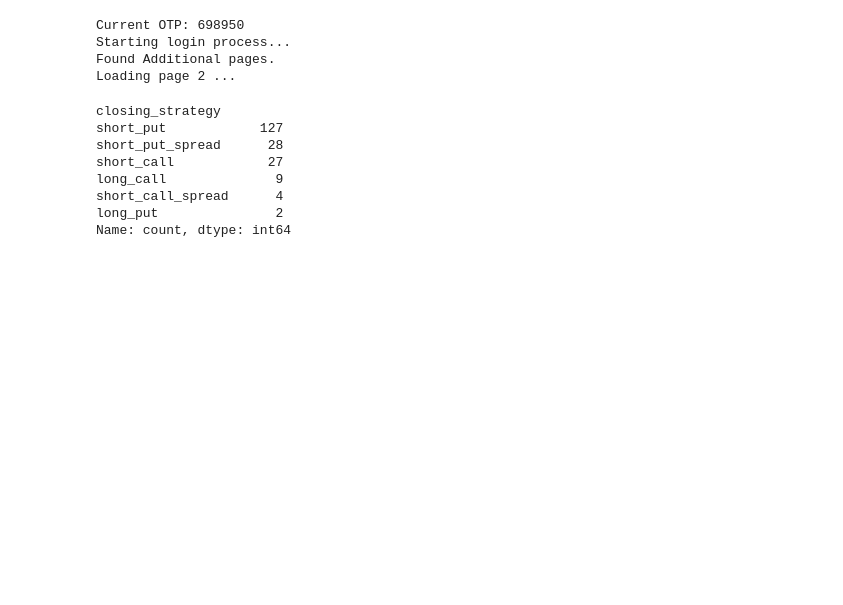
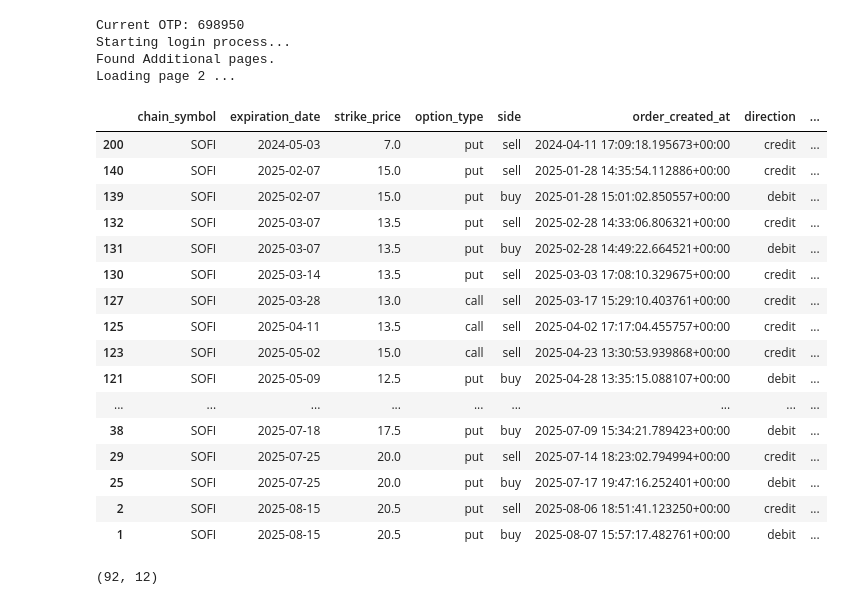
Before and after one commit to mihirargulkar/robinhood-dashboard, a Jupyter notebook: data.ipynb, the cells around one changed output. Cells and saved outputs as stored; diff of their text form; code cells hidden in the pictures; blank space fills up the shorter version.

```diff
--- a/data.ipynb
+++ b/data.ipynb
@@ -48,42 +48,51 @@ option_orders = option_orders.sort_values(by=['chain_symbol', 'expiration_date',
 option_orders = option_orders.drop(['order_type'], axis=1)
 
 # Fill missing opening_strategy with closing_strategy, and vice versa
 option_orders['opening_strategy'] = option_orders['opening_strategy'].fillna(option_orders['closing_strategy'])
 option_orders['closing_strategy'] = option_orders['closing_strategy'].fillna(option_orders['opening_strategy'])
 # Fix the creation of the 'id' column so that it is a string concatenation of the relevant columns, not a single string of the Series objects.
 option_orders['id'] = (
     option_orders['chain_symbol'].astype(str) +
     option_orders['expiration_date'].astype(str) +
     option_orders['strike_price'].astype(str) +
     option_orders['option_type'].astype(str) +
     option_orders['opening_strategy'].astype(str)
 )
 
 option_orders['id_leg'] = option_orders['direction'].astype(str) +  option_orders['id']
 
 # If there are multiple rows with the same 'id_leg', drop the duplicates and increase the 'order_quantity' by the number of duplicates dropped
 order_quantity = option_orders.groupby('id_leg').agg({'order_quantity': 'sum'}).reset_index()
 option_orders['count'] = option_orders.groupby('id_leg')['id_leg'].transform('count')
 option_orders['order_quantity'] = option_orders['order_quantity'] * option_orders['count']
 option_orders = option_orders.drop(columns=['count'])
 
 
 # # drop duplicate id_leg
 option_orders = option_orders.drop_duplicates(subset=['id_leg'])
 
 
 
 
-option_orders['closing_strategy'].value_counts()
+option_orders[option_orders['chain_symbol'].str.lower() == 'sofi']
 # %% [output]
-closing_strategy
-short_put            127
-short_put_spread      28
-short_call            27
-long_call              9
-short_call_spread      4
-long_put               2
-Name: count, dtype: int64
+|  | chain_symbol | expiration_date | strike_price | option_type | side | order_created_at | direction | ... |
+| 200 | SOFI | 2024-05-03 | 7.0 | put | sell | 2024-04-11 17:09:18.195673+00:00 | credit | ... |
+| 140 | SOFI | 2025-02-07 | 15.0 | put | sell | 2025-01-28 14:35:54.112886+00:00 | credit | ... |
+| 139 | SOFI | 2025-02-07 | 15.0 | put | buy | 2025-01-28 15:01:02.850557+00:00 | debit | ... |
+| 132 | SOFI | 2025-03-07 | 13.5 | put | sell | 2025-02-28 14:33:06.806321+00:00 | credit | ... |
+| 131 | SOFI | 2025-03-07 | 13.5 | put | buy | 2025-02-28 14:49:22.664521+00:00 | debit | ... |
+| 130 | SOFI | 2025-03-14 | 13.5 | put | sell | 2025-03-03 17:08:10.329675+00:00 | credit | ... |
+| 127 | SOFI | 2025-03-28 | 13.0 | call | sell | 2025-03-17 15:29:10.403761+00:00 | credit | ... |
+| 125 | SOFI | 2025-04-11 | 13.5 | call | sell | 2025-04-02 17:17:04.455757+00:00 | credit | ... |
+| 123 | SOFI | 2025-05-02 | 15.0 | call | sell | 2025-04-23 13:30:53.939868+00:00 | credit | ... |
+| 121 | SOFI | 2025-05-09 | 12.5 | put | buy | 2025-04-28 13:35:15.088107+00:00 | debit | ... |
+| ... | ... | ... | ... | ... | ... | ... | ... | ... |
+| 38 | SOFI | 2025-07-18 | 17.5 | put | buy | 2025-07-09 15:34:21.789423+00:00 | debit | ... |
+| 29 | SOFI | 2025-07-25 | 20.0 | put | sell | 2025-07-14 18:23:02.794994+00:00 | credit | ... |
+| 25 | SOFI | 2025-07-25 | 20.0 | put | buy | 2025-07-17 19:47:16.252401+00:00 | debit | ... |
+| 2 | SOFI | 2025-08-15 | 20.5 | put | sell | 2025-08-06 18:51:41.123250+00:00 | credit | ... |
+| 1 | SOFI | 2025-08-15 | 20.5 | put | buy | 2025-08-07 15:57:17.482761+00:00 | debit | ... |
 # %%
 # Concise processing for short puts and calls
 short_trades = option_orders[option_orders['opening_strategy'].isin(['short_put', 'short_call'])].copy()
@@ -115,6 +124,10 @@ short_trades = short_trades[[
     'opening_strategy', 'symbol', 'strike_price', 'expiration_date', 'type',
     'quantity', 'entry_price', 'exit_price', 'pnl', 'cumulative_pnl', 'collateral', 'roi'
 ]]
+
+short_trades.shape
+# %% [output]
+(92, 12)
 # %%
 # Concise processing for long puts and calls
 long_trades = option_orders[option_orders['opening_strategy'].isin(['long_put', 'long_call'])].copy()
```
Also changed, not shown: parts of 3 cells of this notebook, 6 other files.
